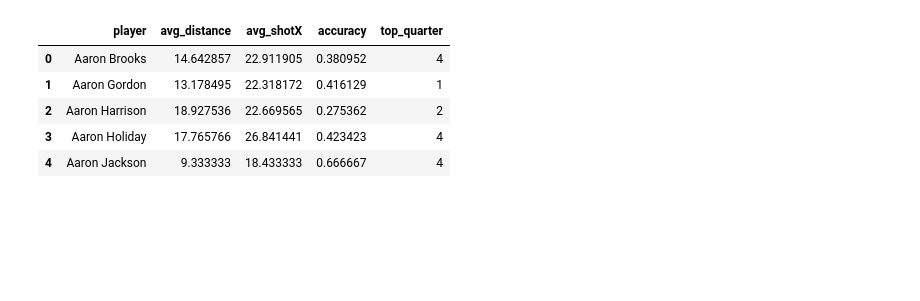
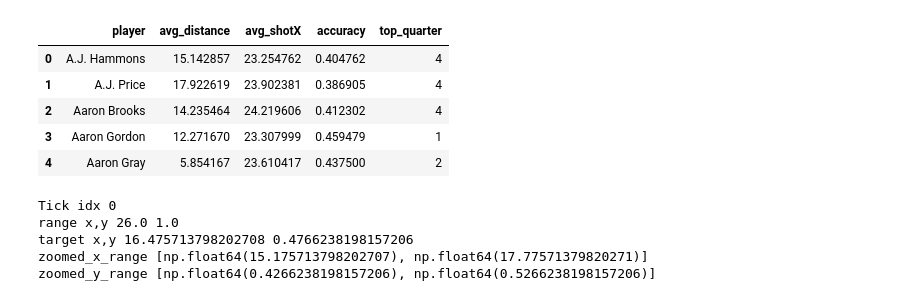
Before and after one commit to willcoughlin/basketradar, a Jupyter notebook: notebooks/dendrograms.ipynb, the cells around one changed output. Cells and saved outputs as stored; diff of their text form; code cells hidden in the pictures; blank space fills up the shorter version.

```diff
--- a/notebooks/dendrograms.ipynb
+++ b/notebooks/dendrograms.ipynb
@@ -5,15 +6,15 @@ import pandas as pd
 import sqlite3
 # %%
 conn = sqlite3.connect('../data_processing/data/nba_shots.db')
-df = pd.read_sql('select player, avg_distance, avg_shotX, accuracy, top_quarter from player_profiles_by_year where year = 2018', conn)
+df = pd.read_sql('select player, avg_distance, avg_shotX, accuracy, top_quarter from player_profiles', conn)
 df.head()
 # %% [output]
 |  | player | avg_distance | avg_shotX | accuracy | top_quarter |
-| 0 | Aaron Brooks | 14.642857 | 22.911905 | 0.380952 | 4 |
-| 1 | Aaron Gordon | 13.178495 | 22.318172 | 0.416129 | 1 |
-| 2 | Aaron Harrison | 18.927536 | 22.669565 | 0.275362 | 2 |
-| 3 | Aaron Holiday | 17.765766 | 26.841441 | 0.423423 | 4 |
-| 4 | Aaron Jackson | 9.333333 | 18.433333 | 0.666667 | 4 |
+| 0 | A.J. Hammons | 15.142857 | 23.254762 | 0.404762 | 4 |
+| 1 | A.J. Price | 17.922619 | 23.902381 | 0.386905 | 4 |
+| 2 | Aaron Brooks | 14.235464 | 24.219606 | 0.412302 | 4 |
+| 3 | Aaron Gordon | 12.271670 | 23.307999 | 0.459479 | 1 |
+| 4 | Aaron Gray | 5.854167 | 23.610417 | 0.437500 | 2 |
 # %%
 X = df.drop(columns='player').values
 y = df.player.values
@@ -32,0 +45,38 @@ fig2.show()
+# %%
+# fig_scatter.to_dict()
+target_player = 'Chris Paul'
+df['target'] = df.player.apply(lambda x: target_player if x == target_player else 'Others')
+df['size'] = df.player.apply(lambda x: 3 if x == target_player else 1)
+
+fig_scatter2 = px.scatter(df, x="avg_distance", y="accuracy", hover_name="player", hover_data="target", color='target', size='size')
+tick_idx = np.argwhere(fig_scatter2.data[1].hovertext == target_player)[0][0]
+print('Tick idx', tick_idx)
+
+min_x = min(fig_scatter2.data[0].x)
+max_x = max(fig_scatter2.data[0].x)
+range_x = max_x - min_x
+
+min_y = min(fig_scatter2.data[0].y)
+max_y = max(fig_scatter2.data[0].y)
+range_y = max_y + min_y
+
+print('range x,y', range_x, range_y)
+
+target_x = fig_scatter2.data[1].x[tick_idx]
+target_y = fig_scatter2.data[1].y[tick_idx]
+
+print('target x,y', target_x, target_y)
+
+zoomed_x_axis = [target_x - (0.05 * range_x), target_x + (0.05 * range_x)]
+zoomed_y_axis = [target_y - (0.05 * range_y), target_y + (0.05 * range_y)]
+print('zoomed_x_range', zoomed_x_axis)
+print('zoomed_y_range', zoomed_y_axis)
+fig_scatter2.update_xaxes(range=zoomed_x_axis)#, rangeslider=dict(visible=True))
+fig_scatter2.update_yaxes(range=zoomed_y_axis)
+fig_scatter2.show()
+# %% [output]
+Tick idx 0
+range x,y 26.0 1.0
+target x,y 16.475713798202708 0.4766238198157206
+zoomed_x_range [np.float64(15.175713798202707), np.float64(17.77571379820271)]
+zoomed_y_range [np.float64(0.4266238198157206), np.float64(0.5266238198157206)]
```
Also changed, not shown: parts of 4 cells of this notebook.
